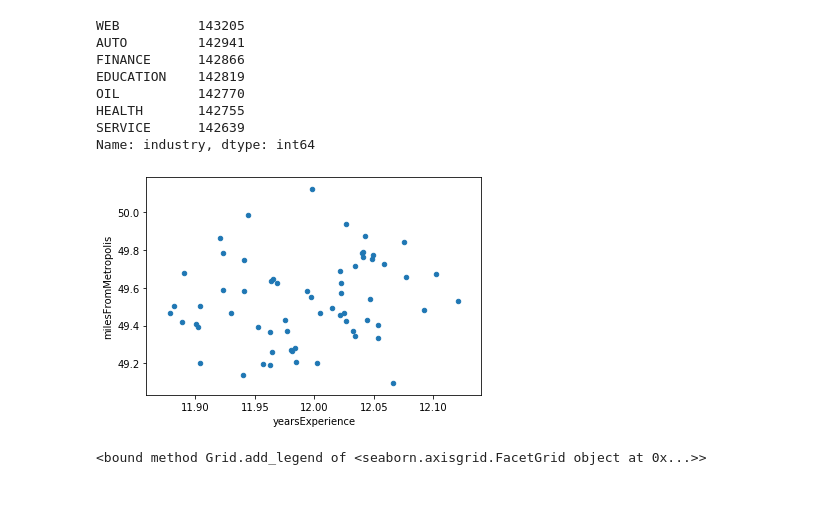
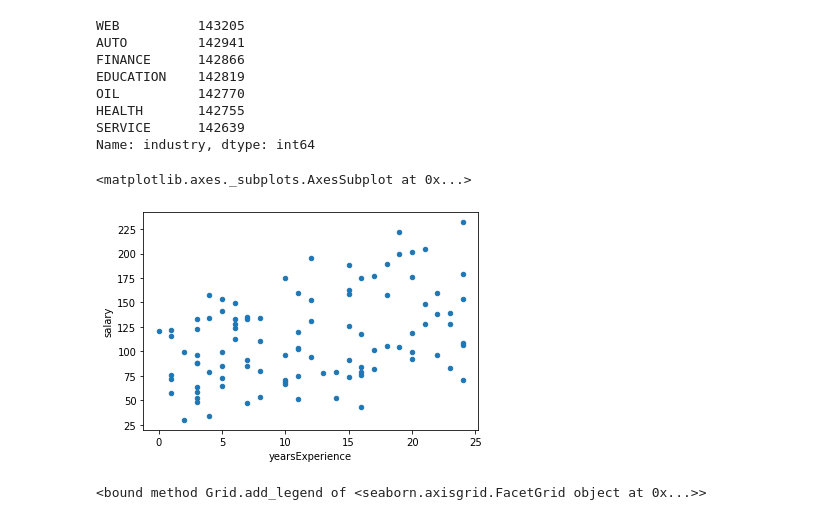
Before and after one commit to albert-ntiri/salary_prediction_project, a Jupyter notebook: Salary Prediction Notebook.ipynb, the cells around one changed output. Drawn from its saved outputs; the diff is of its cells as text; code cells hidden in the pictures.

Commit message:
Added exploratory data analysis.

```diff
--- a/Salary Prediction Notebook.ipynb
+++ b/Salary Prediction Notebook.ipynb
@@ -189,23 +189,18 @@ Name: industry, dtype: int64
 # %%
 # There are only 3 numeric variables: yearsExperience, milesFromMetropolis, and salary.  Check if there are correlations between them
 # train_full.plot.scatter('yearsExperience', 'milesFromMetropolis')
 
-# Too much data to interpret the graph.  Try grouping by company.
-train_by_company = train_full.groupby('companyId').mean()
-# train_by_company.plot.scatter('yearsExperience', 'milesFromMetropolis')
-# train_by_company.plot.scatter('yearsExperience', 'salary')
-# train_by_company.plot.scatter('milesFromMetropolis', 'salary')
-
-# Try taking a sample of the data set.
+# Too much data to interpret the graph.  Try taking a sample of the data set.
 sample_train = train_full.sample(frac=.0001)
 # sample_train.plot.scatter('yearsExperience', 'milesFromMetropolis')
-# sample_train.plot.scatter('yearsExperience', 'salary')
+sample_train.plot.scatter('yearsExperience', 'salary')
 # sample_train.plot.scatter('milesFromMetropolis', 'salary')
 
 # There is no correlation between yearsExperience and milesFromMetropolis, which means they are independent and can both be used in a model.
 # There is a slightly positive correlation between yearsExperience and salary, and a slightly negative correlation between milesFromMetropolis and salary.
 # %% [output]
+<matplotlib.axes._subplots.AxesSubplot at 0x...>
-[figure, old version]
+[figure, new version]
 # %%
 # Explore categorical variables using seaborn's FacetGrid
 g = sns.FacetGrid(train_full, col='industry', row='jobType', hue='degree')
```
Also changed, not shown: parts of 1 cell of this notebook.
